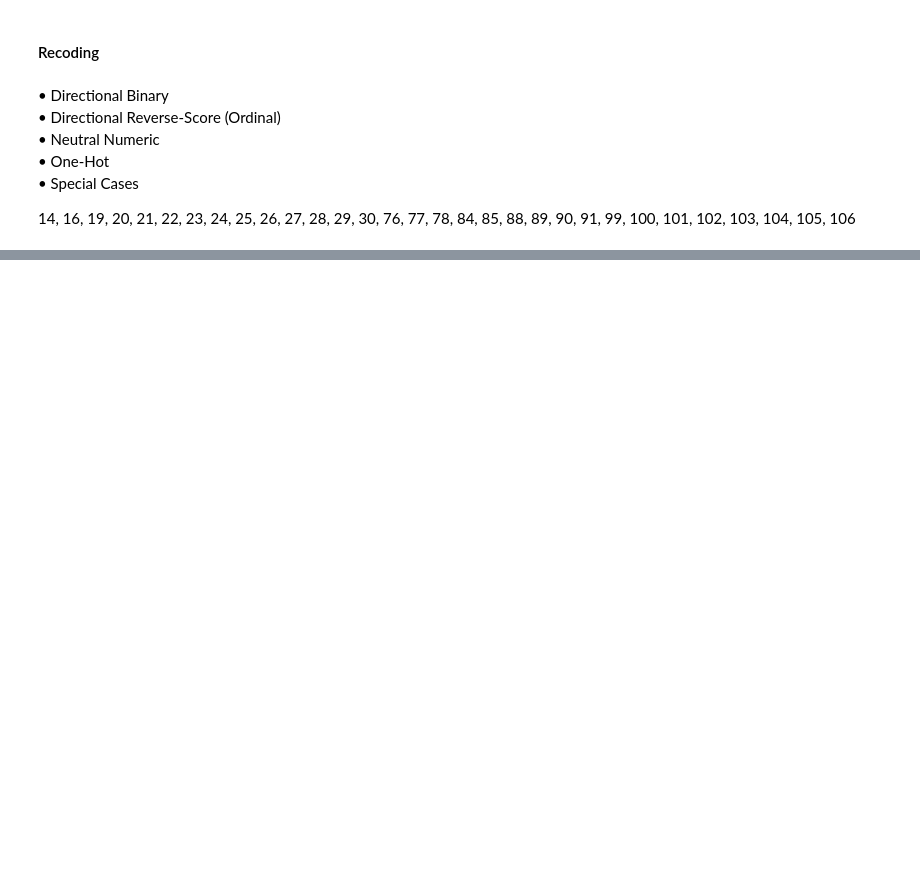
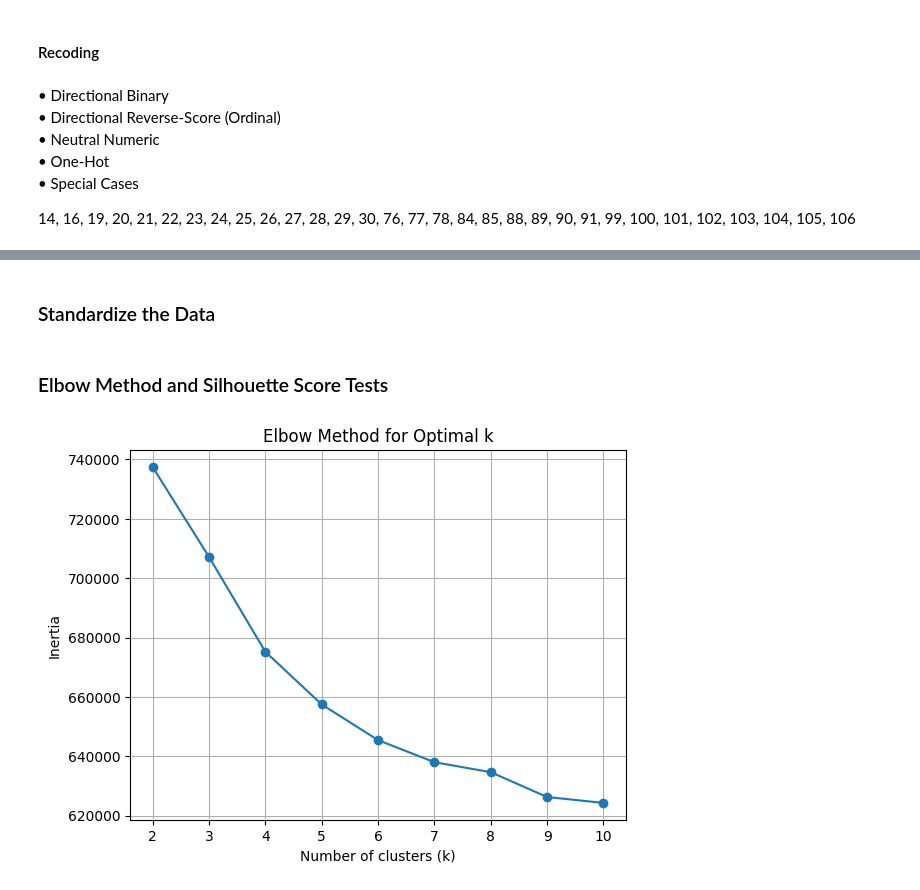
Before and after one commit to emilyh006/predict_absent, a Jupyter notebook: analysis.ipynb, the cells around one changed output, grey strips where cells are left out. Saved outputs shown, nothing was run; the diff lists cells and outputs as text; code cells hidden in the pictures; blank space fills up the shorter version.

```diff
--- a/analysis.ipynb
+++ b/analysis.ipynb
@@ -728,0 +890,6 @@ dat2_final = numeric_recode(dat2_final, numeric_cols_dat2)
+# %%
+# Special case 10. Academic performance — lower grades = higher risk (Q87)
+special10_map = {1: 0, 2: 1, 3: 2, 4: 3, 5: 4, 6: 3, 7: 3}
+
+if 'Q87' in dat2_final.columns:
+    dat2_final['Q87'] = dat2_final['Q87'].astype(int).map(special10_map)
@@ -728,0 +927,2 @@ dat2_final = numeric_recode(dat2_final, numeric_cols_dat2)
+# %%
+dat2_final = dat2_final.drop(columns= ['Q6', 'Q7','Q37', 'Q45', 'RACEETH', 'SITE', 'STRATUM', 'PSU', 'WEIGHT', 'BMIPCT', 'Q6ORIG', 'Q7ORIG'], errors='ignore') # check, should we drop any MORE columns?
@@ -728,0 +949,4 @@ dat2_final = numeric_recode(dat2_final, numeric_cols_dat2)
+# %%
+dat2_final = dat2_final.apply(pd.to_numeric, errors='coerce').fillna(0).astype(int)
+# %% [markdown]
+### Standardize the Data
@@ -728,0 +960,26 @@ dat2_final = numeric_recode(dat2_final, numeric_cols_dat2)
+# %%
+# Make a copy to avoid touching original
+X = dat2_final.copy()
+
+# Standardize all features
+scaler = StandardScaler()
+X_scaled = scaler.fit_transform(X)
+# %% [markdown]
+### Elbow Method and Silhouette Score Tests
+# %%
+inertias = []
+K = range(2, 11)  # Test 2 to 10 clusters
+
+for k in K:
+    model = KMeans(n_clusters=k, random_state=42)
+    model.fit(X_scaled)
+    inertias.append(model.inertia_)
+
+plt.plot(K, inertias, marker='o')
+plt.xlabel('Number of clusters (k)')
+plt.ylabel('Inertia')
+plt.title('Elbow Method for Optimal k')
+plt.grid(True)
+plt.show()
+# %% [output]
+[figure, added]
```
Also changed, not shown: parts of 72 cells of this notebook.
